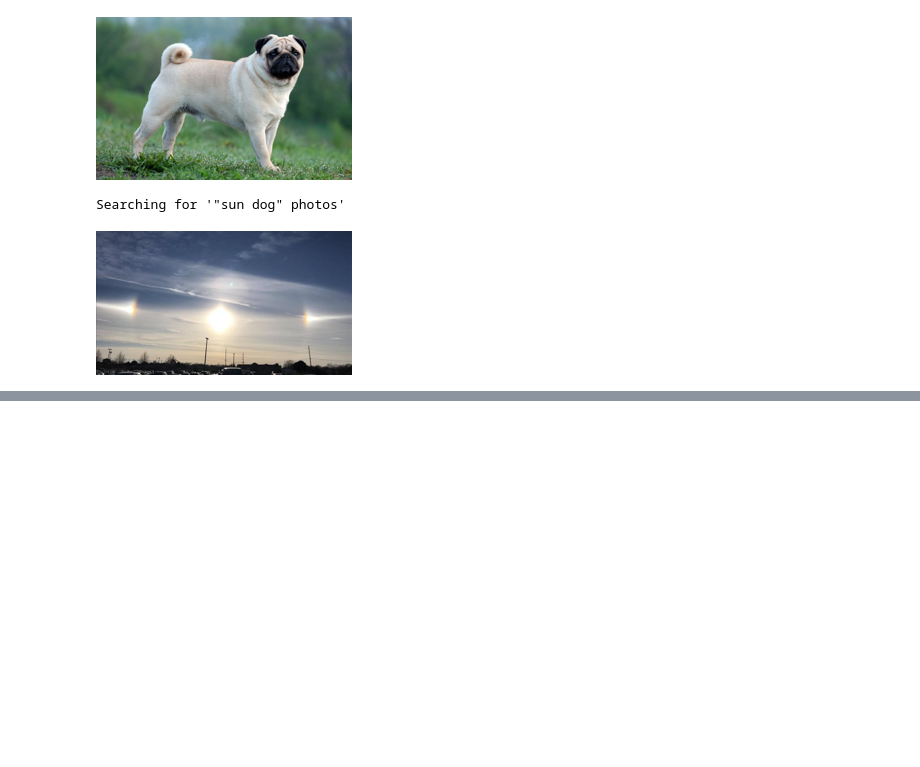
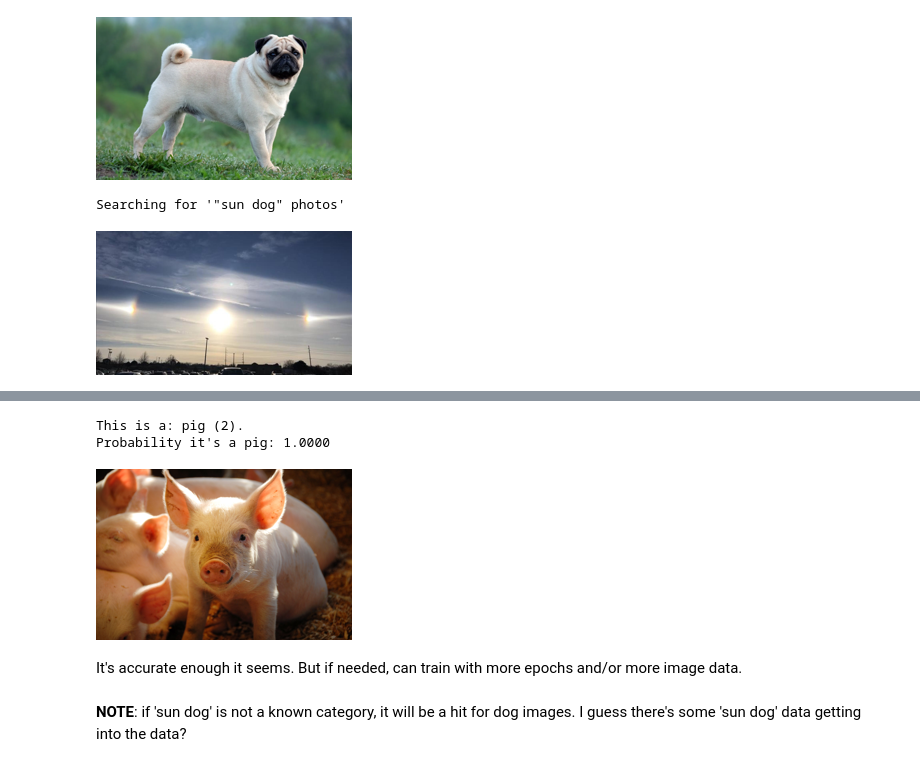
Before and after one commit to jewzaam/aiml-sandbox, a Jupyter notebook: chapter-1-mvm.ipynb, the cells around one changed output, grey strips where cells are left out. Drawn from its saved outputs; the diff is of its cells as text; code cells hidden in the pictures; blank space fills up the shorter version.

```diff
--- a/chapter-1-mvm.ipynb
+++ b/chapter-1-mvm.ipynb
@@ -183,0 +197,8 @@ Probability it's a dog: 0.9994
+# %%
+dest='pig.jpg'
+category,category_num,probs = learn.predict(PILImage.create(dest))
+print(f"This is a: {category} ({category_num}).")
+print(f"Probability it's a {category}: {probs[category_num]:.4f}")
+im = Image.open(dest)
+im.to_thumb(256,256)
+# %% [output]
@@ -183,0 +206,7 @@ Probability it's a dog: 0.9994
+This is a: pig (2).
+Probability it's a pig: 1.0000
+[figure, added]
+# %% [markdown]
+It's accurate enough it seems.  But if needed, can train with more epochs and/or more image data.
+# %% [markdown]
+**NOTE**: if 'sun dog' is not a known category, it will be a hit for dog images.  I guess there's some 'sun dog' data getting into the data?
```
Also changed, not shown: parts of 11 cells of this notebook.
